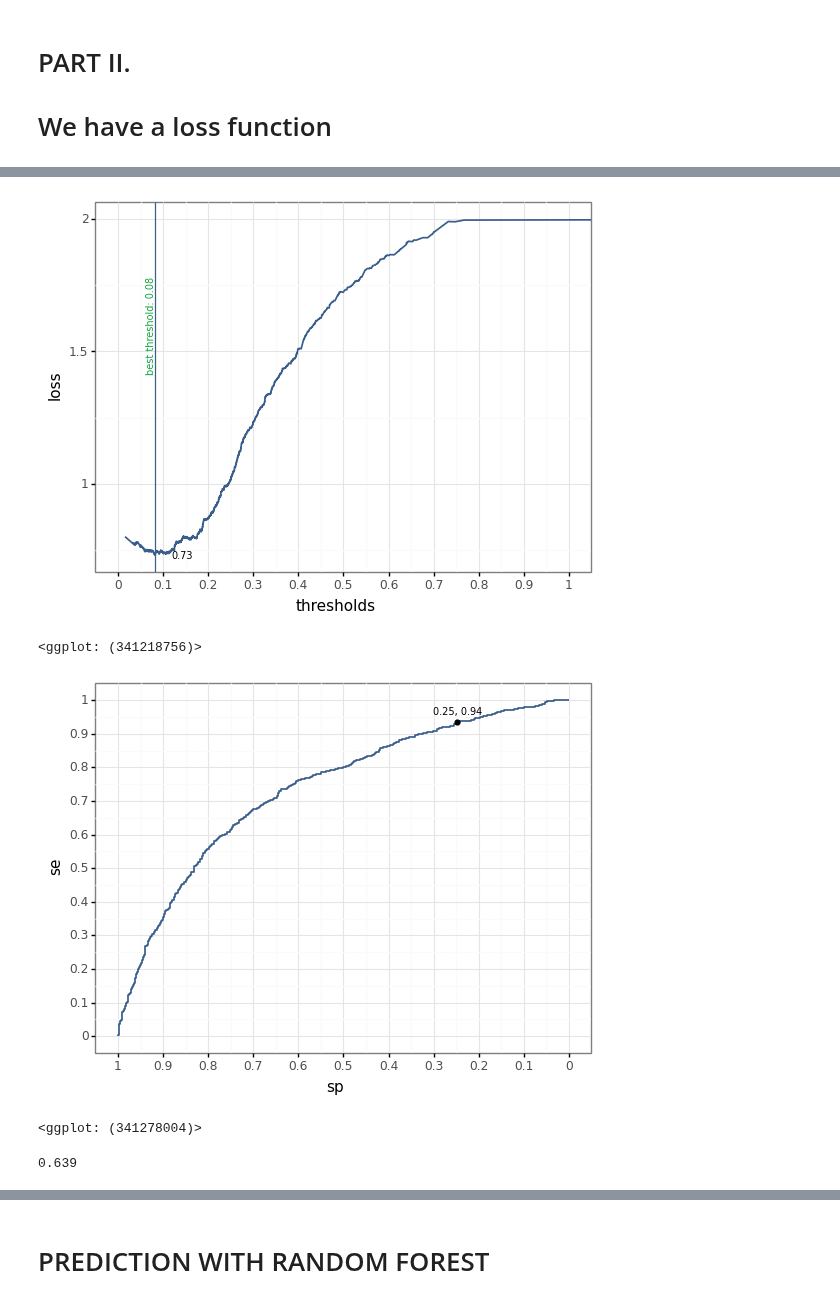
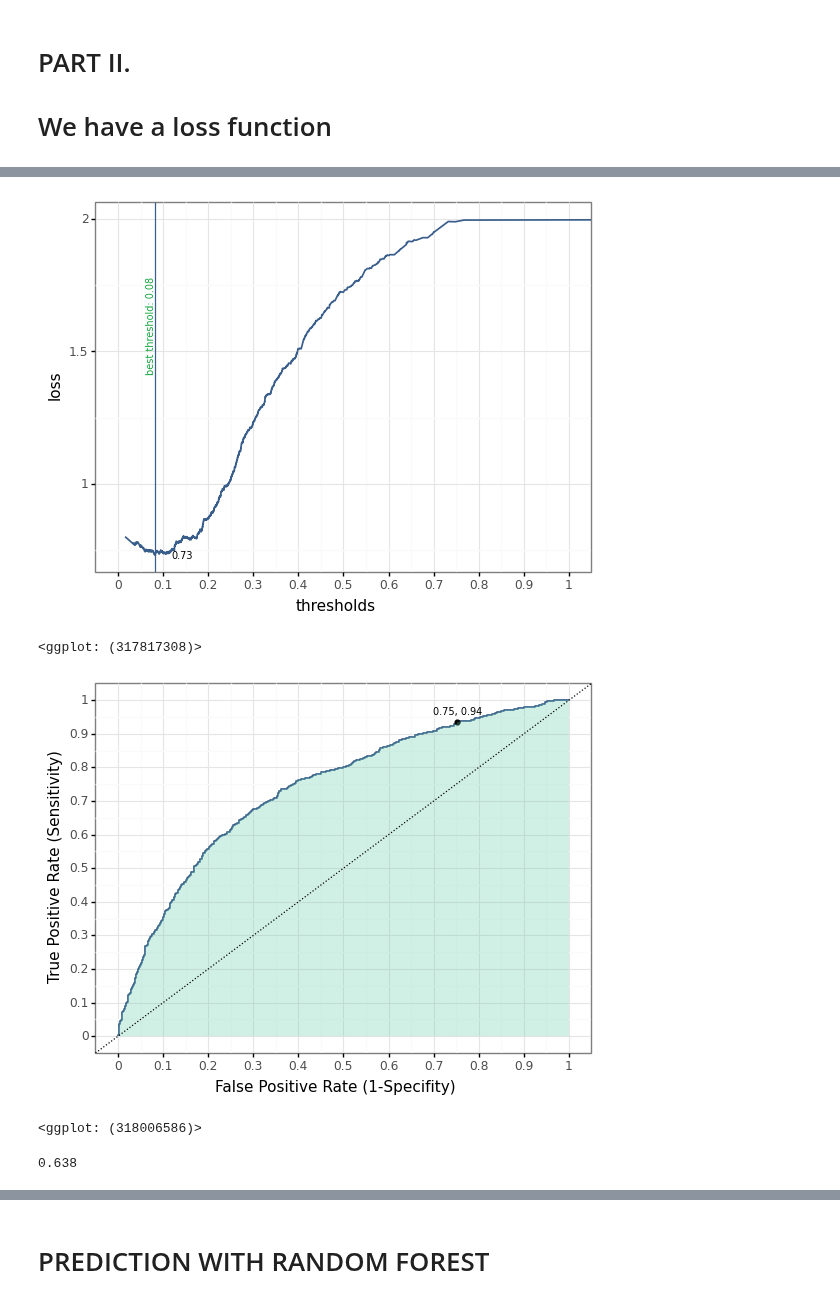
Before and after one commit to gabors-data-analysis/da_case_studies, a Jupyter notebook: ch17-predicting-firm-exit/ch17-predicting-firm-exit.ipynb, the cells around one changed output, grey strips where cells are left out. Drawn from its saved outputs; the diff is of its cells as text; code cells hidden in the pictures.

Commit message:
correct roc curve

```diff
--- a/ch17-predicting-firm-exit/ch17-predicting-firm-exit.ipynb
+++ b/ch17-predicting-firm-exit/ch17-predicting-firm-exit.ipynb
@@ -464,6 +491,8 @@ for i in range(len(logit_model_vars)):
 # %% [markdown]
 ## Lasso logit
 # %%
-normalized_logitvars=pd.DataFrame(StandardScaler().fit_transform(logitvars.iloc[index_train]))
-normalized_logitvars.columns=logitvars.columns
+normalized_logitvars = pd.DataFrame(
+    StandardScaler().fit_transform(logitvars.iloc[index_train])
+)
+normalized_logitvars.columns = logitvars.columns
 # %%
@@ -517,7 +560,9 @@ logLasso_brier_fitted = logLasso_brier.fit(normalized_logitvars, y_train)
 for i, l in enumerate(lambdas):
     if l == best_lambda:
         best_lambda_i = i
-        CV_RMSE_folds['LASSO'] = np.sqrt(-1*(logLasso_brier_fitted.scores_[1][:,i])).tolist()
+        CV_RMSE_folds["LASSO"] = np.sqrt(
+            -1 * (logLasso_brier_fitted.scores_[1][:, i])
+        ).tolist()
 # %% [markdown]
 ## PART I
 ## No loss fn
@@ -525,11 +570,18 @@ for i, l in enumerate(lambdas):
 # Calculate AUC for each folds --------------------------------
 CV_AUC_folds = dict()
 
-#refit logit models with AUC so we have AUC values for the same cv split
+# refit logit models with AUC so we have AUC values for the same cv split
 for i in range(len(logit_model_vars)):
-    LRCV_auc = LogisticRegressionCV(Cs=C_value_logit, cv=k, refit=True, scoring='roc_auc',
-                            solver="newton-cg", tol=1e-7, random_state=42)
+    LRCV_auc = LogisticRegressionCV(
+        Cs=C_value_logit,
+        cv=k,
+        refit=True,
+        scoring="roc_auc",
+        solver="newton-cg",
+        tol=1e-7,
+        random_state=42,
+    )
     LRCV_auc_fit = LRCV_auc.fit(logit_model_vars[i], y_train)
     # Calculate AUC on test for each fold
-    CV_AUC_folds['X'+str(i+1)] = LRCV_auc_fit.scores_[1][:,0].tolist()
+    CV_AUC_folds["X" + str(i + 1)] = LRCV_auc_fit.scores_[1][:, 0].tolist()
 # %%
@@ -572,11 +633,15 @@ logit_summary1
 # Take best model and estimate RMSE on holdout  -------------------------------------------
 # X4, X5 and LASSO are practically the same - go with the simplest model
 
-best_model = logit_models['X4']
+best_model = logit_models["X4"]
 best_model_X_holdout = X4.iloc[index_holdout]
 
-logit_predicted_probabilities_holdout = best_model.predict_proba(best_model_X_holdout)[:,1]
-best_rmse_holdout = np.sqrt(metrics.mean_squared_error(y_holdout, logit_predicted_probabilities_holdout))
+logit_predicted_probabilities_holdout = best_model.predict_proba(best_model_X_holdout)[
+    :, 1
+]
+best_rmse_holdout = np.sqrt(
+    metrics.mean_squared_error(y_holdout, logit_predicted_probabilities_holdout)
+)
 round(best_rmse_holdout, 3)
 # %% [output]
 0.366
@@ -774,29 +883,37 @@ logit_summary2
 # %%
 # Create loss plot based on Fold5 in CV ----------------------------------------------
 # select model to plot
-model_to_plot = 'X1'
-create_loss_plot(fold5_all_coords[model_to_plot], fold5_threshold[model_to_plot], fold5_expected_loss[model_to_plot])
+model_to_plot = "X1"
+create_loss_plot(
+    fold5_all_coords[model_to_plot],
+    fold5_threshold[model_to_plot],
+    fold5_expected_loss[model_to_plot],
+)
 # %% [output]
 [figure]
-<ggplot: (341218756)>
+<ggplot: (317817308)>
 # %%
 # Create roc plot plot based on Fold5 in CV ----------------------------------------------
 # select model to plot
-model_to_plot = 'X1'
-create_roc_plot_with_optimal(fold5_all_coords[model_to_plot], fold5_threshold[model_to_plot])
+model_to_plot = "X1"
+create_roc_plot_with_optimal(
+    fold5_all_coords[model_to_plot], fold5_threshold[model_to_plot]
+)
 # %% [output]
-[figure, old version]
+[figure, new version]
-<ggplot: (341278004)>
+<ggplot: (318006586)>
 # %%
 # Pick best model based on average expected loss ----------------------------------
-#X4
+# X4
 best_logit_optimal_treshold = best_thresholds_cv["X4"]
 
 # Get expected loss on holdout
-holdout_treshold = np.where(logit_predicted_probabilities_holdout < best_logit_optimal_treshold, 0, 1)
-tn, fp, fn, tp = confusion_matrix(y_holdout, holdout_treshold, labels=[0,1]).ravel()
-expected_loss_holdout = (fp*FP + fn*FN)/len(y_holdout)
+holdout_treshold = np.where(
+    logit_predicted_probabilities_holdout < best_logit_optimal_treshold, 0, 1
+)
+tn, fp, fn, tp = confusion_matrix(y_holdout, holdout_treshold, labels=[0, 1]).ravel()
+expected_loss_holdout = (fp * FP + fn * FN) / len(y_holdout)
 round(expected_loss_holdout, 3)
 # %% [output]
-0.639
+0.638
 # %%
```
Also changed, not shown: parts of 45 cells of this notebook.
